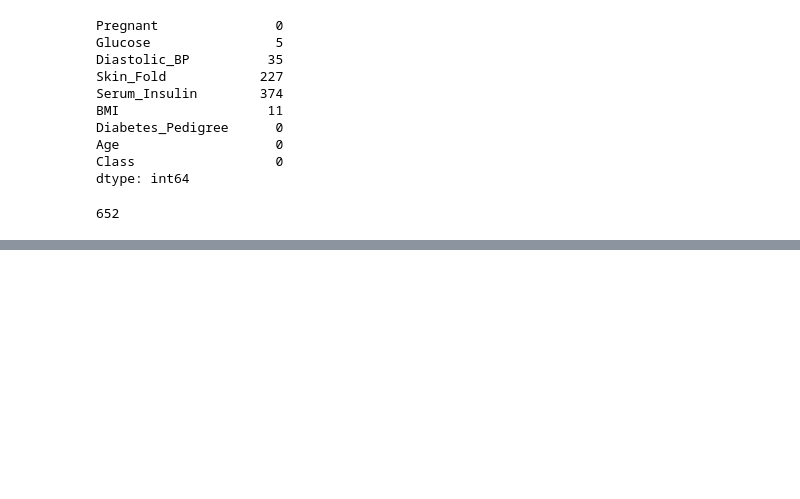
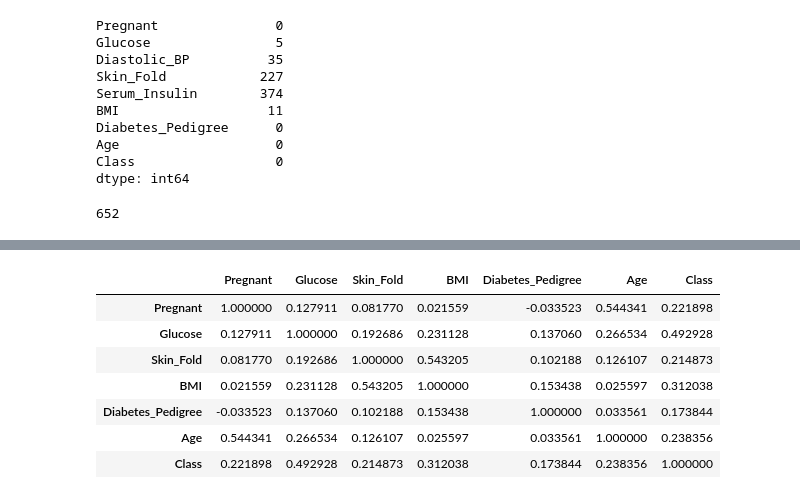
Before and after one commit to becauseiliketolike/Data-Warehousing-and-Data-Mining, a Jupyter notebook: Lab03/Lab03.ipynb, the cells around one changed output, grey strips where cells are left out. Saved outputs shown, nothing was run; the diff lists cells and outputs as text; code cells hidden in the pictures; blank space fills up the shorter version.

```diff
--- a/Lab03/Lab03.ipynb
+++ b/Lab03/Lab03.ipynb
@@ -77,0 +177,2 @@ data.drop(['Pregnant'], axis=1)
+# %%
+diabetes_df["Diastolic_BP"].fillna("3", inplace=True)
@@ -77,0 +193,2 @@ data.drop(['Pregnant'], axis=1)
+# %%
+diabetes_df["Glucose"].fillna(value=diabetes_df["Glucose"].mean(), inplace=True)
@@ -77,0 +209,2 @@ data.drop(['Pregnant'], axis=1)
+# %%
+diabetes_df["Skin_Fold"].fillna(value=diabetes_df["Skin_Fold"].median(), inplace=True)
@@ -77,0 +225,2 @@ data.drop(['Pregnant'], axis=1)
+# %%
+diabetes_df["BMI"].fillna(value=diabetes_df["BMI"].median(), inplace=True)
@@ -77,0 +239,11 @@ data.drop(['Pregnant'], axis=1)
+# %%
+diabetes_df.corr()
+# %% [output]
+|  | Pregnant | Glucose | Skin_Fold | BMI | Diabetes_Pedigree | Age | Class |
+| Pregnant | 1.000000 | 0.127911 | 0.081770 | 0.021559 | -0.033523 | 0.544341 | 0.221898 |
+| Glucose | 0.127911 | 1.000000 | 0.192686 | 0.231128 | 0.137060 | 0.266534 | 0.492928 |
+| Skin_Fold | 0.081770 | 0.192686 | 1.000000 | 0.543205 | 0.102188 | 0.126107 | 0.214873 |
+| BMI | 0.021559 | 0.231128 | 0.543205 | 1.000000 | 0.153438 | 0.025597 | 0.312038 |
+| Diabetes_Pedigree | -0.033523 | 0.137060 | 0.102188 | 0.153438 | 1.000000 | 0.033561 | 0.173844 |
+| Age | 0.544341 | 0.266534 | 0.126107 | 0.025597 | 0.033561 | 1.000000 | 0.238356 |
+| Class | 0.221898 | 0.492928 | 0.214873 | 0.312038 | 0.173844 | 0.238356 | 1.000000 |
```
Also changed, not shown: parts of 33 cells of this notebook.
